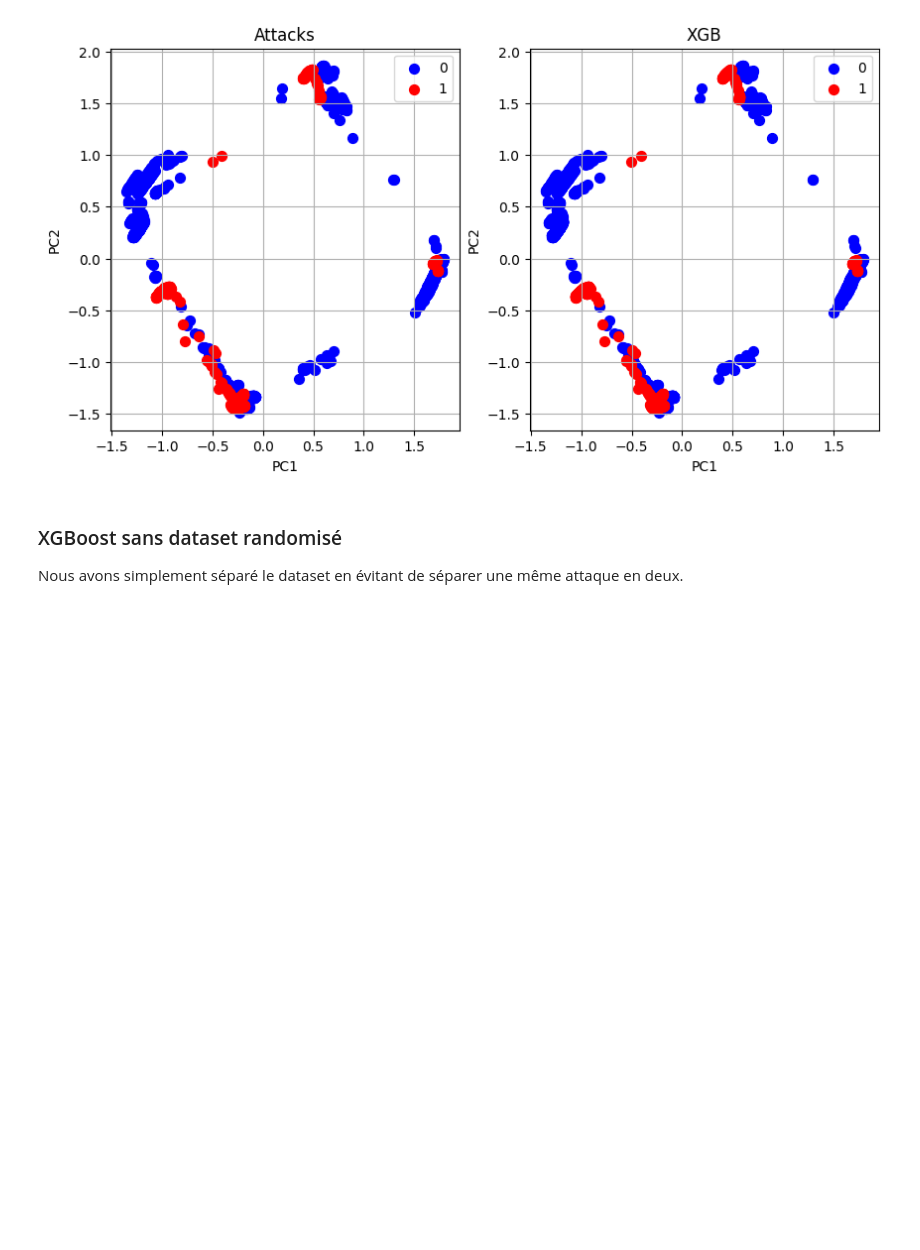
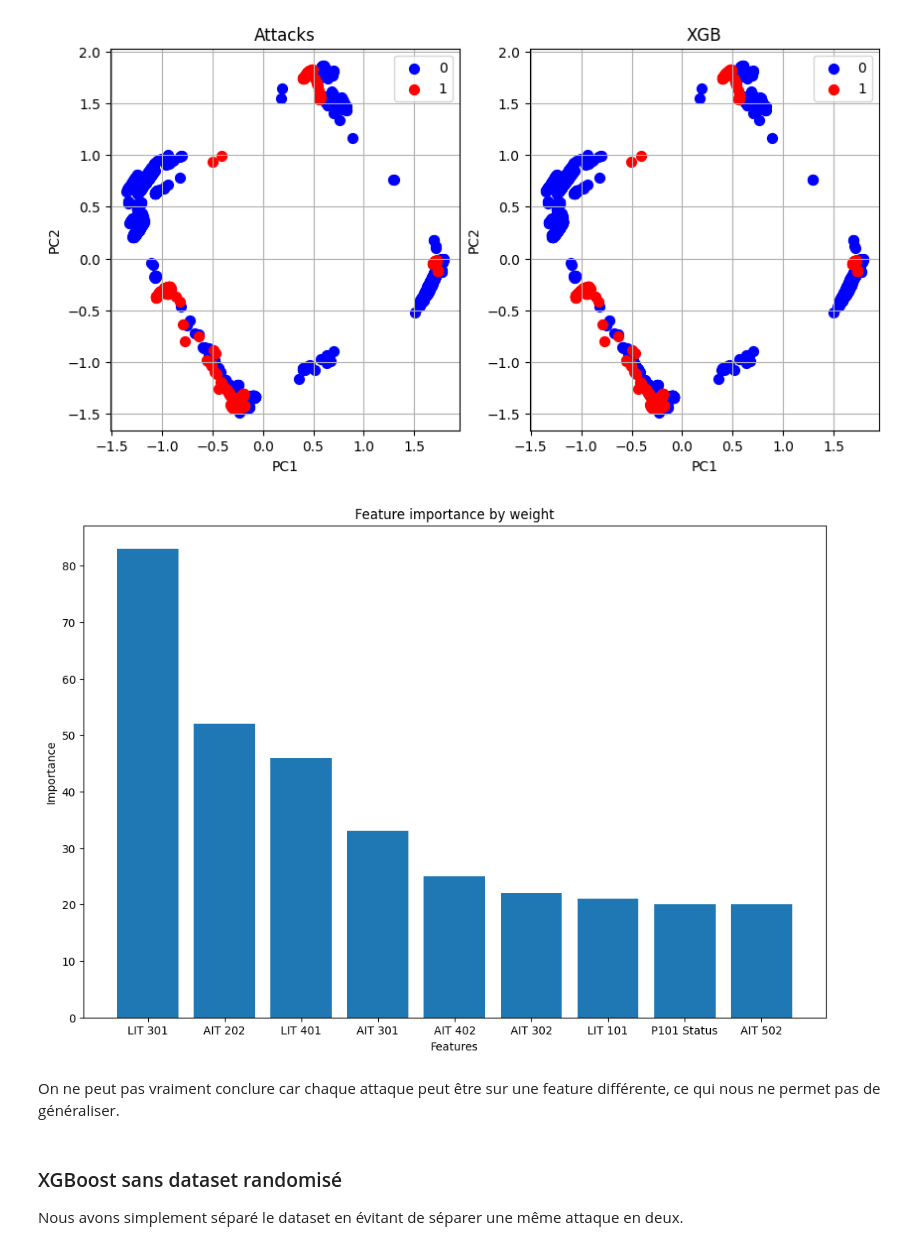
Before and after one commit to JunyiLi0/cyberml-project, a Jupyter notebook: projet.ipynb, the cells around one changed output. Saved outputs shown, nothing was run; the diff lists cells and outputs as text; code cells hidden in the pictures; blank space fills up the shorter version.

Commit message:
Fix mlp and added feature importance

```diff
--- a/projet.ipynb
+++ b/projet.ipynb
@@ -870,6 +860,25 @@ Precision: 1.00
 Recall: 1.00
 Matthews: 1.00
 [figure]
+# %%
+feature_importance = model.get_booster().get_score(importance_type='weight')
+
+# Filter features with importance less than 20
+filtered_importance = {k: v for k, v in feature_importance.items() if v >= 20}
+
+sorted_importance = dict(sorted(filtered_importance.items(), key=lambda item: item[1], reverse=True))
+
+plt.figure(figsize=(12, 8))
+plt.bar(range(len(sorted_importance)), list(sorted_importance.values()), align='center')
+plt.xticks(range(len(sorted_importance)), list(sorted_importance.keys()))
+plt.xlabel('Features')
+plt.ylabel('Importance')
+plt.title('Feature importance by weight')
+plt.show()
+# %% [output]
+[figure, added]
+# %% [markdown]
+On ne peut pas vraiment conclure car chaque attaque peut être sur une feature différente, ce qui nous ne permet pas de généraliser.
 # %% [markdown]
 ### XGBoost sans dataset randomisé
 
```
Also changed, not shown: parts of 12 cells of this notebook.
